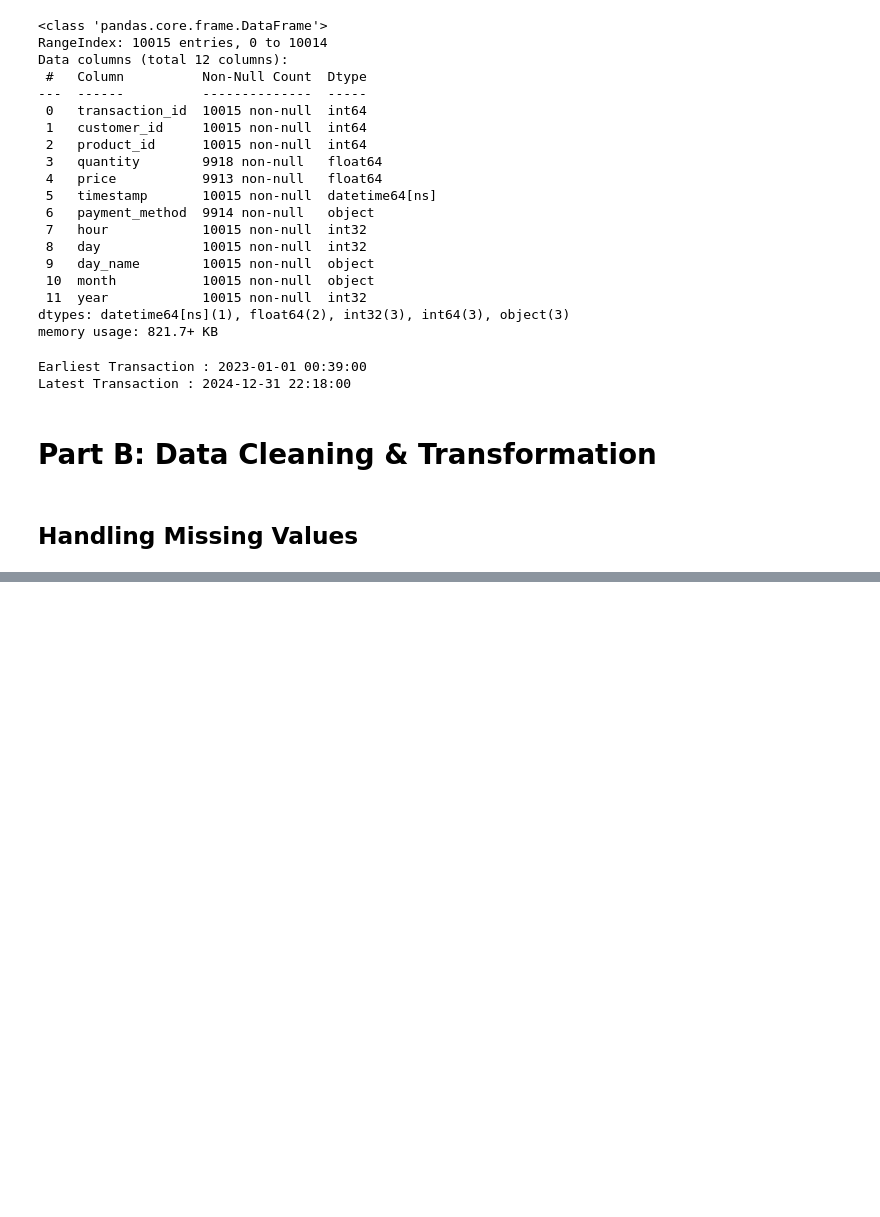
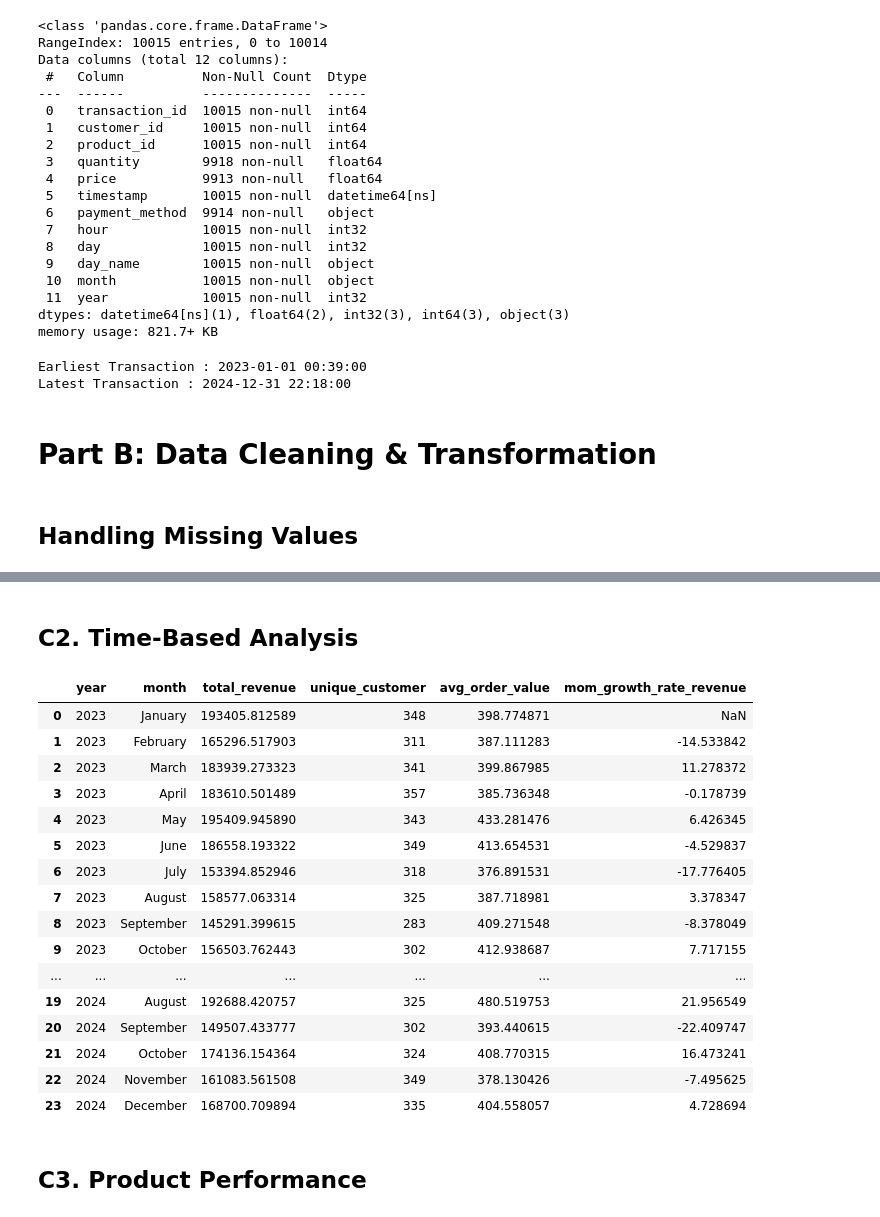
Before and after one commit to ka-rachit/Init_Tasks, a Jupyter notebook: Task_1_Python_Data_Manipulation/Init_Task.ipynb, the cells around one changed output, grey strips where cells are left out. Drawn from its saved outputs; the diff is of its cells as text; code cells hidden in the pictures; blank space fills up the shorter version.

```diff
--- a/Task_1_Python_Data_Manipulation/Init_Task.ipynb
+++ b/Task_1_Python_Data_Manipulation/Init_Task.ipynb
@@ -155,0 +312,5 @@ Latest Transaction : 2024-12-31 22:18:00
+# %%
+# revenue = quantity × price
+transactions_trf['revenue'] = transactions_trf['quantity'] * transactions_trf['price']
+
+transactions_trf.sample(5)
@@ -155,0 +326,3 @@ Latest Transaction : 2024-12-31 22:18:00
+# %%
+full_data = transactions_trf.merge(customers_trf, on = 'customer_id', how = 'left')
+full_data = full_data.merge(products_trf, on = 'product_id', how = 'left')
@@ -155,0 +336,5 @@ Latest Transaction : 2024-12-31 22:18:00
+# %%
+# profit_margin = (price - cost_price) / price × 100
+
+full_data['profit_margin'] = (full_data['price'] - full_data['cost_price'])/ full_data['price'] * 100
+full_data.head()
@@ -155,0 +375,38 @@ Latest Transaction : 2024-12-31 22:18:00
+# %% [markdown]
+## C2. Time-Based Analysis
+# %%
+time_analysis = full_data.groupby(['year', 'month']).agg(total_revenue = ('revenue', 'sum'),
+                                                         unique_customer = ('customer_name', 'nunique'),
+                                                         avg_order_value= ('revenue', 'mean')).reset_index()
+month_order = {
+    'January': 1, 'February': 2, 'March': 3, 'April': 4,
+    'May': 5, 'June': 6, 'July': 7, 'August': 8,
+    'September': 9, 'October': 10, 'November': 11, 'December': 12
+}
+
+time_analysis['month_num'] = time_analysis['month'].map(month_order)
+time_analysis = time_analysis.sort_values(['year', 'month_num']).reset_index(drop=True)
+time_analysis['mom_growth_rate_revenue'] = time_analysis['total_revenue'].pct_change() * 100
+
+time_analysis = time_analysis.drop('month_num', axis=1)
+time_analysis
+# %% [output]
+|  | year | month | total_revenue | unique_customer | avg_order_value | mom_growth_rate_revenue |
+| 0 | 2023 | January | 193405.812589 | 348 | 398.774871 | NaN |
+| 1 | 2023 | February | 165296.517903 | 311 | 387.111283 | -14.533842 |
+| 2 | 2023 | March | 183939.273323 | 341 | 399.867985 | 11.278372 |
+| 3 | 2023 | April | 183610.501489 | 357 | 385.736348 | -0.178739 |
+| 4 | 2023 | May | 195409.945890 | 343 | 433.281476 | 6.426345 |
+| 5 | 2023 | June | 186558.193322 | 349 | 413.654531 | -4.529837 |
+| 6 | 2023 | July | 153394.852946 | 318 | 376.891531 | -17.776405 |
+| 7 | 2023 | August | 158577.063314 | 325 | 387.718981 | 3.378347 |
+| 8 | 2023 | September | 145291.399615 | 283 | 409.271548 | -8.378049 |
+| 9 | 2023 | October | 156503.762443 | 302 | 412.938687 | 7.717155 |
+| ... | ... | ... | ... | ... | ... | ... |
+| 19 | 2024 | August | 192688.420757 | 325 | 480.519753 | 21.956549 |
+| 20 | 2024 | September | 149507.433777 | 302 | 393.440615 | -22.409747 |
+| 21 | 2024 | October | 174136.154364 | 324 | 408.770315 | 16.473241 |
+| 22 | 2024 | November | 161083.561508 | 349 | 378.130426 | -7.495625 |
+| 23 | 2024 | December | 168700.709894 | 335 | 404.558057 | 4.728694 |
+# %% [markdown]
+## C3. Product Performance
```
Also changed, not shown: parts of 24 cells of this notebook.
